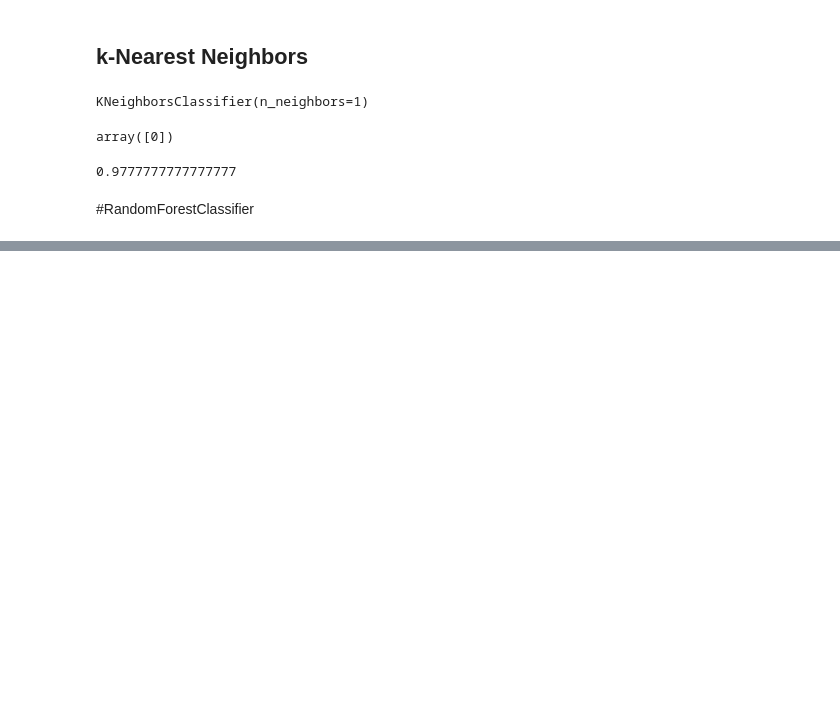
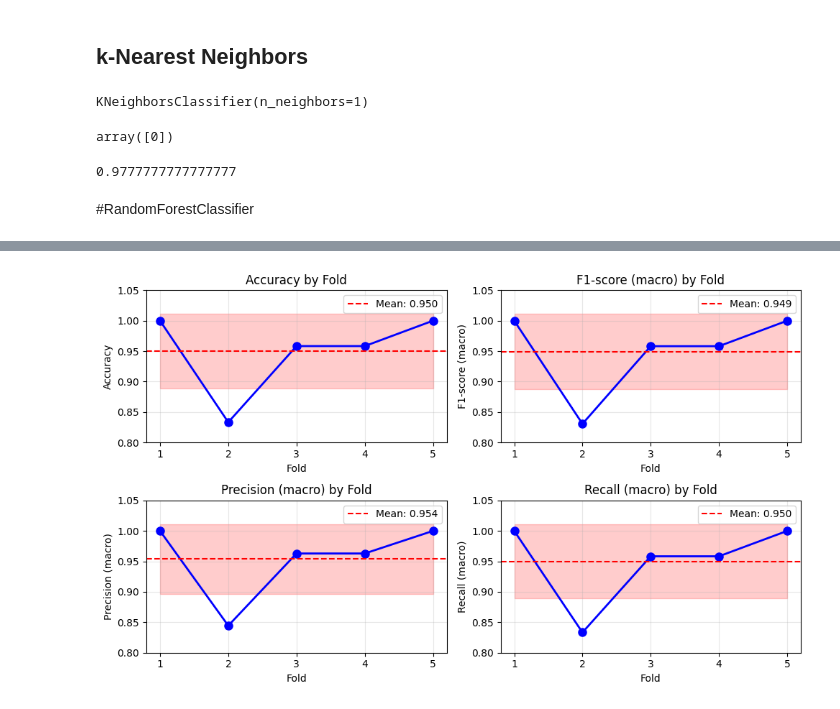
Before and after one commit to MinyaevAndrey/MYPETS, a Jupyter notebook: Iris.ipynb, the cells around one changed output, grey strips where cells are left out. Saved outputs shown, nothing was run; the diff lists cells and outputs as text; code cells hidden in the pictures; blank space fills up the shorter version.

```diff
--- a/Iris.ipynb
+++ b/Iris.ipynb
@@ -388,0 +455,11 @@ plt.show()
+# %%
+#
+# точно такая же кросс-валидация, но дополнительно формируется cv_results, который потом можно анализировать
+#
+from sklearn.model_selection import cross_validate
+cv_results = cross_validate(RandomForestClassifier(n_estimators=100, random_state=42),
+                            X_train, y_train,
+                            cv=StratifiedKFold(n_splits=5, shuffle=True, random_state=0),
+                            return_estimator=True,
+                            scoring=['accuracy', 'f1_macro', 'precision_macro', 'recall_macro']
+)
@@ -388,0 +542,30 @@ plt.show()
+# %%
+# ============================================
+# 4. ВИЗУАЛИЗАЦИЯ: Сравнение метрик по фолдам (линейный график)
+# ============================================
+fig, axes = plt.subplots(2, 2, figsize=(10, 6))
+axes = axes.ravel()
+
+metrics = ['test_accuracy', 'test_f1_macro', 'test_precision_macro', 'test_recall_macro']
+titles = ['Accuracy', 'F1-score (macro)', 'Precision (macro)', 'Recall (macro)']
+
+for i, (metric, title) in enumerate(zip(metrics, titles)):
+    values = cv_results[metric]
+    axes[i].plot(range(1, 6), values, marker='o', linewidth=2, markersize=8, color='blue')
+    axes[i].axhline(y=np.mean(values), color='red', linestyle='--', label=f'Mean: {np.mean(values):.3f}')
+    axes[i].fill_between(range(1, 6),
+                         np.mean(values) - np.std(values),
+                         np.mean(values) + np.std(values),
+                         alpha=0.2, color='red')
+    axes[i].set_xlabel('Fold')
+    axes[i].set_ylabel(title)
+    axes[i].set_title(f'{title} by Fold')
+    axes[i].set_xticks(range(1, 6))
+    axes[i].set_ylim(0.8, 1.05)
+    axes[i].grid(True, alpha=0.3)
+    axes[i].legend()
+
+plt.tight_layout()
+plt.show()
+# %% [output]
+[figure, added]
```
Also changed, not shown: parts of 29 cells of this notebook.
